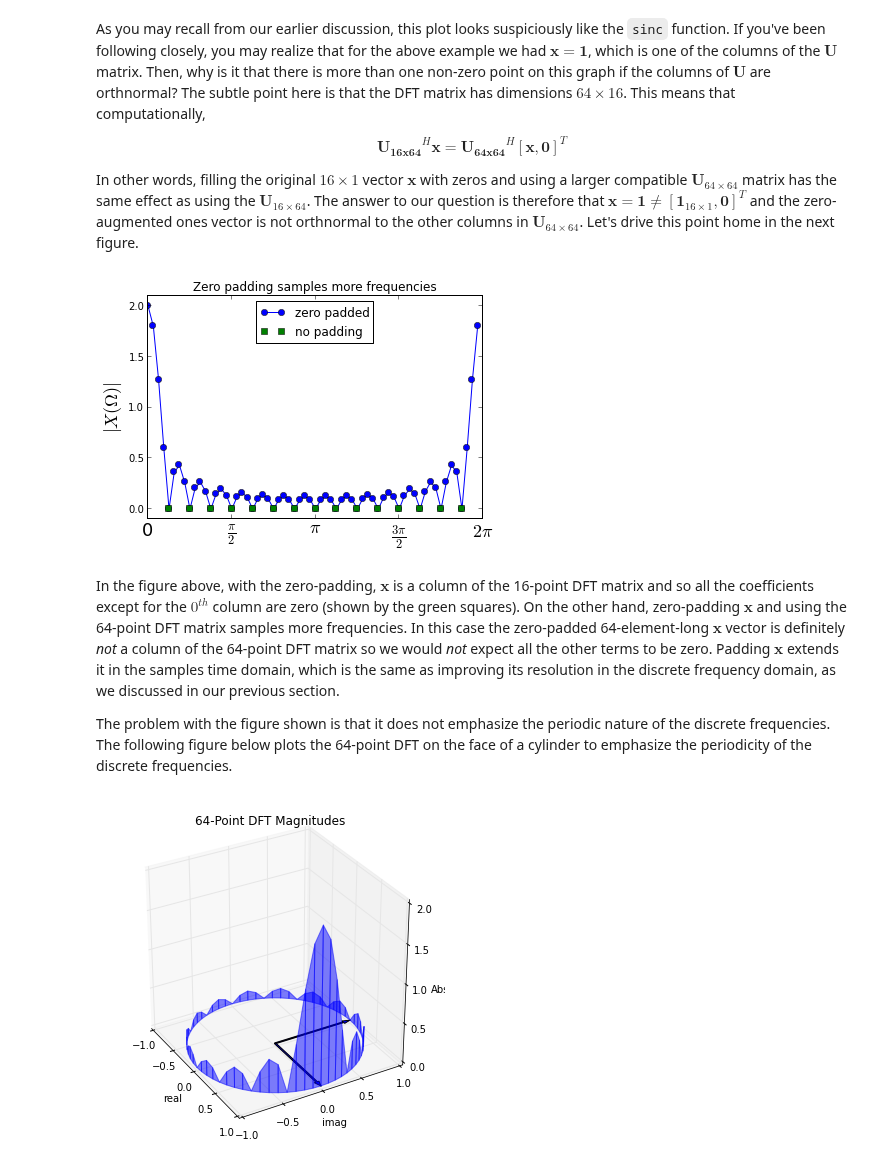
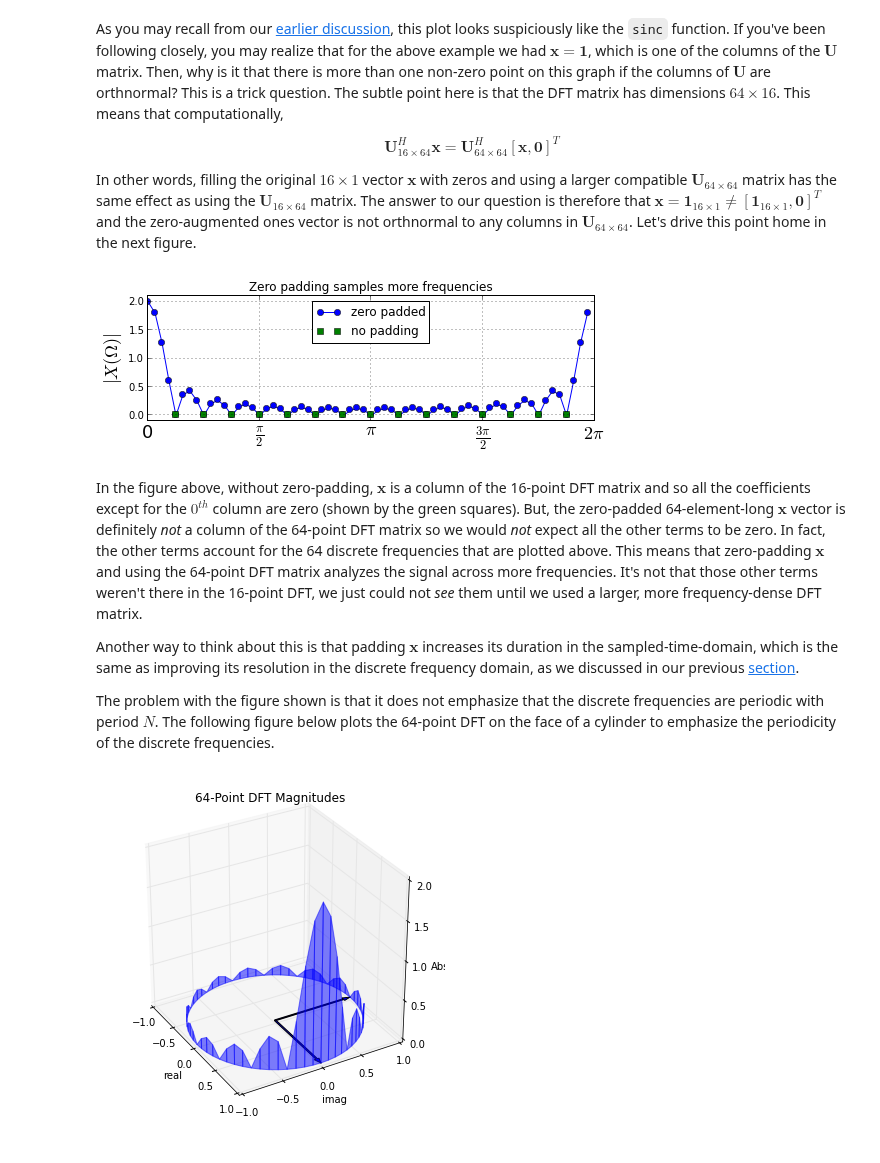
Before and after one commit to unpingco/Python-for-Signal-Processing, a Jupyter notebook: Fourier_Transform.ipynb, the cells around one changed output. Saved outputs shown, nothing was run; the diff lists cells and outputs as text; code cells hidden in the pictures.

```diff
--- a/Fourier_Transform.ipynb
+++ b/Fourier_Transform.ipynb
@@ -145,29 +147,36 @@ ax.set_xticklabels(['0',r'$\frac{\pi}{2}$', r'$\pi$',r'$\frac{3\pi}{2}$', r'$2\p
 # %% [markdown]
-As you may recall from our earlier discussion, this plot looks suspiciously like the `sinc` function. If you've been following closely, you may realize that for the above example we had $\mathbf{x}=\mathbf{1}$, which is one of the columns of the $\mathbf{U}$ matrix. Then, why is it that there is more than one non-zero point on this graph if the columns of $\mathbf{U}$ are orthnormal? The subtle point here is that the DFT matrix has dimensions $64 \times 16$. This means that computationally,
+As you may recall from our [earlier discussion](http://python-for-signal-processing.blogspot.com/2012/09/investigating-sampling-theorem-in-this.html), this plot looks suspiciously like the `sinc` function. If you've been following closely, you may realize that for the above example we had $\mathbf{x}=\mathbf{1}$, which is one of the columns of the $\mathbf{U}$ matrix. Then, why is it that there is more than one non-zero point on this graph if the columns of $\mathbf{U}$ are orthnormal? This is a trick question.  The subtle point here is that the DFT matrix has dimensions $64 \times 16$. This means that computationally,
 
-$$ \mathbf{U_{16x64}}^H \mathbf{x} = \mathbf{U_{64x64}}^H \left[\mathbf{x},\mathbf{0}\right]^T$$
+$$ \mathbf{U}_{16\times64}^H \mathbf{x} = \mathbf{U}_{64\times64}^H \left[\mathbf{x},\mathbf{0}\right]^T$$
 
-In other words, filling the original $16\times 1$ vector $\mathbf{x}$ with zeros and using a larger compatible $\mathbf{U}_{64\times64}$ matrix has the same effect as using the $\mathbf{U}_{16\times64}$. The answer to our question is therefore that $\mathbf{x} = \mathbf{1} \ne \left[ \mathbf{1}_{16\times1},\mathbf{0}\right]^T$ and the zero-augmented ones vector is not orthnormal to the other columns in $\mathbf{U}_{64\times64}$. Let's drive this point home in the next figure.
+In other words, filling the original $16\times 1$ vector $\mathbf{x}$ with zeros and using a larger compatible $\mathbf{U}_{64\times64}$ matrix has the same effect as using the $\mathbf{U}_{16\times64}$ matrix. The answer to our question is therefore that $\mathbf{x} = \mathbf{1}_{16\times1} \ne \left[ \mathbf{1}_{16\times1},\mathbf{0}\right]^T$ and the zero-augmented ones vector is not orthnormal to any columns in $\mathbf{U}_{64\times64}$. Let's drive this point home in the next figure.
 # %%
 U = dftmatrix(64,16)
 x = ones((16,1))
 X = U.H*x
 
 f,ax=subplots()
+f.set_size_inches((8,4))
+
+ax.set_aspect(0.8)
+ax.grid()
 ax.plot(arange(0,64)*2*pi/64.,abs(X),'o-',label='zero padded')
 ax.plot(arange(0,16)*2*pi/16.,abs(dftmatrix(16).H*x),'s',label='no padding')
 ax.set_ylabel(r'$|X(\Omega)|$',fontsize=18)
 ax.set_xticks([0, pi/2., pi, 3*pi/2,2*pi])
 ax.axis([0, 2*pi,-.1,2.1])
 ax.legend(loc=0)
-ax.set_xticklabels(['0',r'$\frac{\pi}{2}$', r'$\pi$',r'$\frac{3\pi}{2}$', r'$2\pi$'],fontsize=18);
+ax.set_xticklabels(['0',r'$\frac{\pi}{2}$', r'$\pi$',r'$\frac{3\pi}{2}$', r'$2\pi$'],
+                   fontsize=18);
 ax.set_title('Zero padding samples more frequencies');
 # %% [output]
-[figure, old version]
+[figure, new version]
 # %% [markdown]
-In the figure above, with the zero-padding, $\mathbf{x}$ is a column of the 16-point DFT matrix and so all the coefficients except for the $0^{th}$ column are zero (shown by the green squares). On the other hand, zero-padding $\mathbf{x}$ and using the 64-point DFT matrix samples more frequencies. In this case the zero-padded 64-element-long $\mathbf{x}$ vector is definitely *not* a column of the 64-point DFT matrix so we would *not* expect all the other terms to be zero. Padding  $\mathbf{x}$ extends it in the samples time domain, which is the same as improving its resolution in the discrete frequency domain, as we discussed in our previous section.
+In the figure above, without zero-padding, $\mathbf{x}$ is a column of the 16-point DFT matrix and so all the coefficients except for the $0^{th}$ column are zero (shown by the green squares).  But, the zero-padded 64-element-long $\mathbf{x}$ vector is definitely *not* a column of the 64-point DFT matrix so we would *not* expect all the other terms to be zero. In fact, the other terms account for the 64 discrete frequencies that are plotted above. This means that zero-padding $\mathbf{x}$ and using the 64-point DFT matrix analyzes the signal across more frequencies. It's not that those other terms weren't there in the 16-point DFT, we just could not *see* them until we used a larger, more frequency-dense DFT matrix.
 
-The problem with the figure shown is that it does not emphasize the periodic nature of the discrete frequencies. The following figure below plots the 64-point DFT on the face of a cylinder to emphasize the periodicity of the discrete frequencies.
+Another way to think about this is that padding  $\mathbf{x}$ increases its duration in the sampled-time-domain, which is the same as improving its resolution in the discrete frequency domain, as we discussed in our previous [section](http://python-for-signal-processing.blogspot.com/2012/09/investigating-sampling-theorem-in-this.html).
+
+The problem with the figure shown is that it does not emphasize that the discrete frequencies are periodic with period $N$. The following figure below plots the 64-point DFT on the face of a cylinder to emphasize the periodicity of the discrete frequencies.
 # %%
 a=2*pi/64.*arange(64)
 d=vstack([cos(a),sin(a),array(abs(X)).flatten()]).T
```
Also changed, not shown: parts of 20 cells of this notebook.
